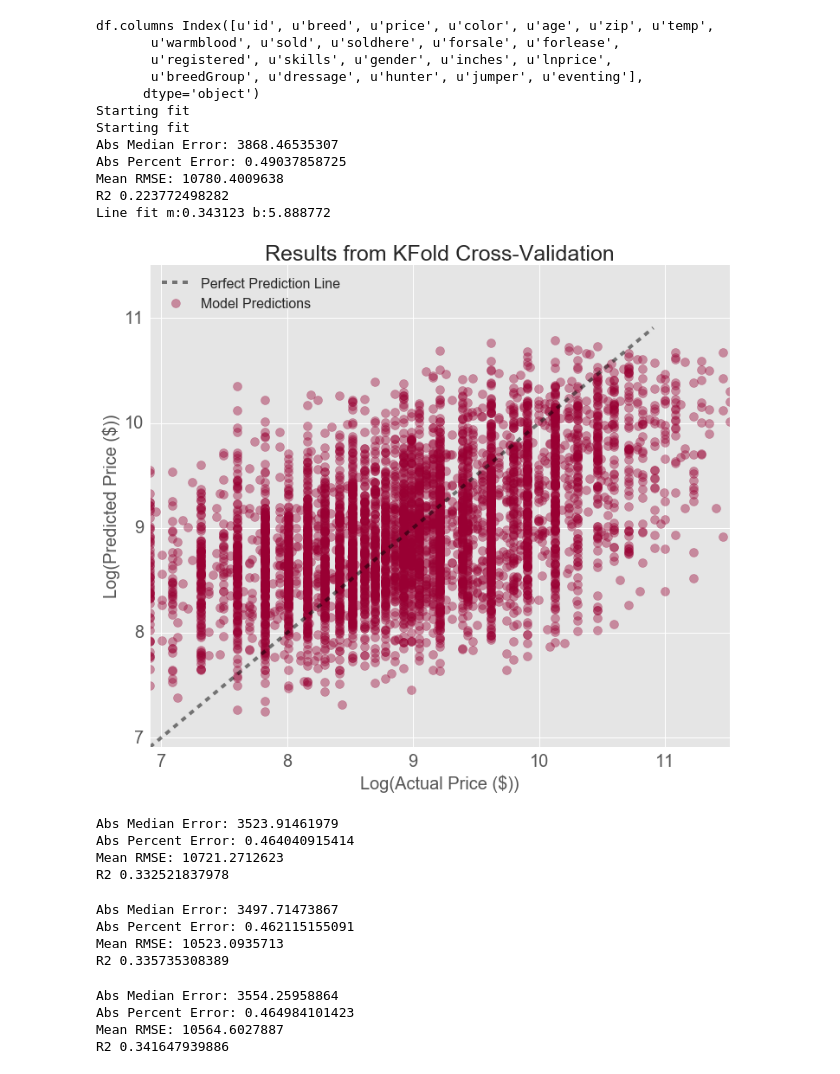
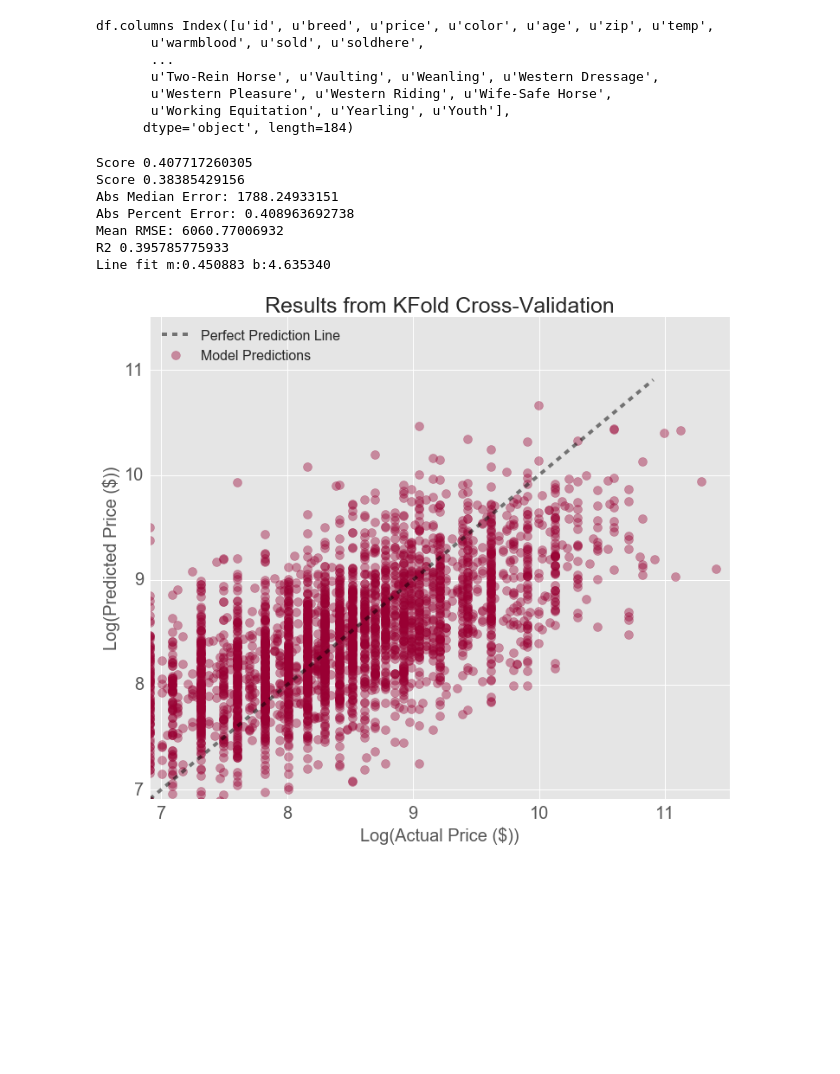
Before and after one commit to jbrosamer/PonyPricer, a Jupyter notebook: Notebooks/AlgoOptimization2.ipynb, the cells around one changed output. Saved outputs shown, nothing was run; the diff lists cells and outputs as text; code cells hidden in the pictures; blank space fills up the shorter version.

```diff
--- a/Notebooks/AlgoOptimization2.ipynb
+++ b/Notebooks/AlgoOptimization2.ipynb
@@ -46,55 +46,29 @@ AllAds
+# %%
+from model import *
+df_test = all_data()
+df = df_test.copy()
+df = clean_col(df)
+# %% [output]
+df.columns Index([u'id', u'breed', u'price', u'color', u'age', u'zip', u'temp',
+       u'warmblood', u'sold', u'soldhere',
+       ...
+       u'Two-Rein Horse', u'Vaulting', u'Weanling', u'Western Dressage',
+       u'Western Pleasure', u'Western Riding', u'Wife-Safe Horse',
+       u'Working Equitation', u'Yearling', u'Youth'],
+      dtype='object', length=184)
 # %%
-from model import *
-df_test = all_data()
-df = df_test.copy()
-df = clean_col(df)
 df = encode(df)
-
-params_rand = {'n_estimators': 200, 'max_depth': None}
-b = Model(df, params = params_rand)
+b = Model(df)
 b.split()
-b.kfold_cv_rand(n_folds=2)
+b.kfold_cv(n_folds=2)
 b.plot_results()
 #df=b.cross_val_cols()
 # %% [output]
-df.columns Index([u'id', u'breed', u'price', u'color', u'age', u'zip', u'temp',
-       u'warmblood', u'sold', u'soldhere', u'forsale', u'forlease',
-       u'registered', u'skills', u'gender', u'inches', u'lnprice',
-       u'breedGroup', u'dressage', u'hunter', u'jumper', u'eventing'],
-      dtype='object')
-Starting fit
-Starting fit
-Abs Median Error: 3868.46535307
-Abs Percent Error: 0.49037858725
-Mean RMSE: 10780.4009638
-R2 0.223772498282
-Line fit m:0.343123 b:5.888772
+Score 0.407717260305
+Score 0.38385429156
+Abs Median Error: 1788.24933151
+Abs Percent Error: 0.408963692738
+Mean RMSE: 6060.77006932
+R2 0.395785775933
+Line fit m:0.450883 b:4.635340
-[figure, old version]
+[figure, new version]
-# %%
-params = {}#'n_estimators': 500, 'max_depth': 4, 'min_samples_split': 1,
-#'learning_rate': 0.01, 'loss': 'ls'}
-b.params=params
-b.kfold_cv()
-# %% [output]
-Abs Median Error: 3523.91461979
-Abs Percent Error: 0.464040915414
-Mean RMSE: 10721.2712623
-R2 0.332521837978
-# %%
-params={'n_estimators':500, }
-b.params=params
-b.kfold_cv()
-# %% [output]
-Abs Median Error: 3497.71473867
-Abs Percent Error: 0.462115155091
-Mean RMSE: 10523.0935713
-R2 0.335735308389
-# %%
-params={'n_estimators':500, 'max_depth': 2}
-b.params=params
-b.kfold_cv()
-# %% [output]
-Abs Median Error: 3554.25958864
-Abs Percent Error: 0.464984101423
-Mean RMSE: 10564.6027887
-R2 0.341647939886
```
Also changed, not shown: parts of 9 cells of this notebook, 11 other files.
